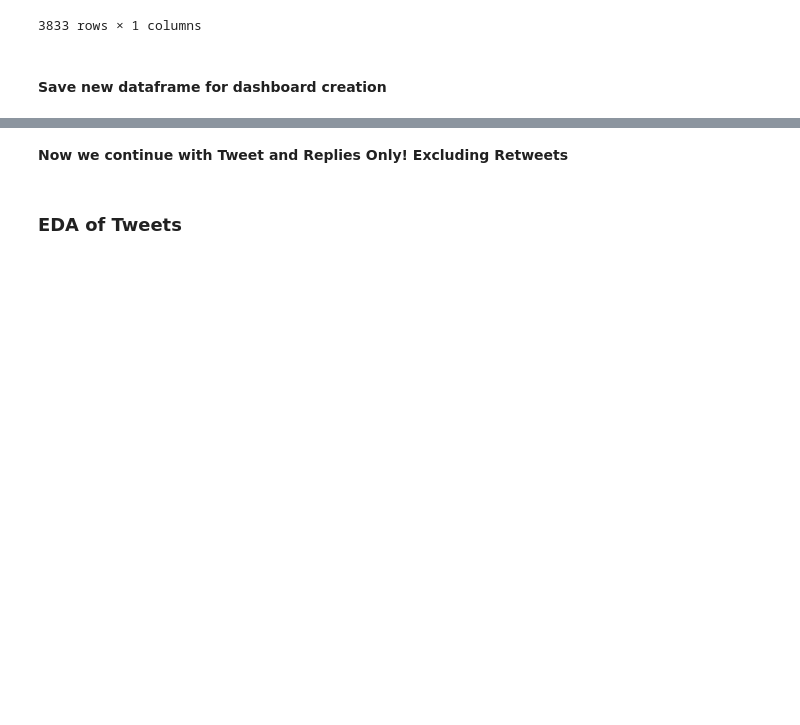
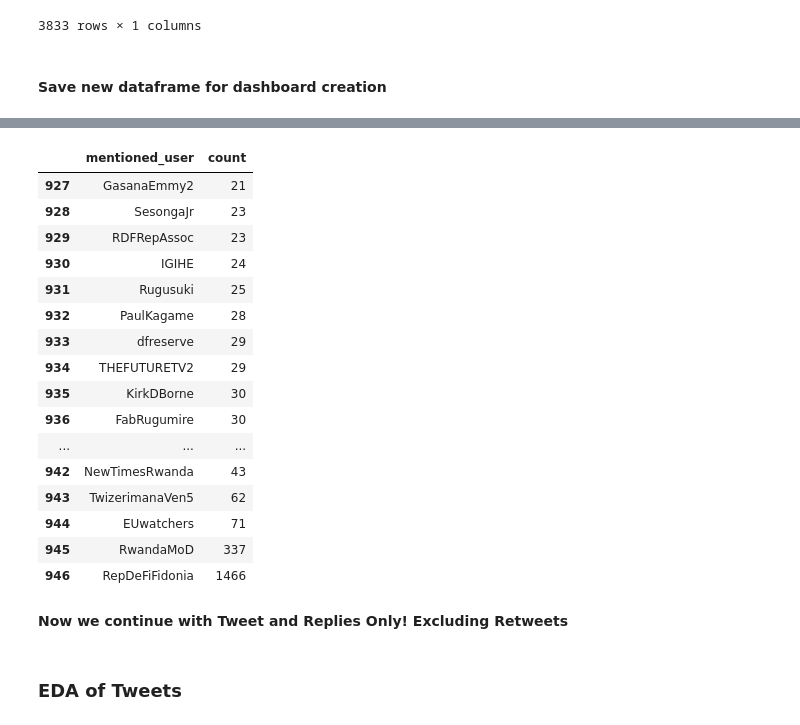
Before and after one commit to fbagire/tweets_analyze, a Jupyter notebook: analysis.ipynb, the cells around one changed output, grey strips where cells are left out. Cells and saved outputs as stored; diff of their text form; code cells hidden in the pictures; blank space fills up the shorter version.

```diff
--- a/analysis.ipynb
+++ b/analysis.ipynb
@@ -212,4 +212,24 @@ df_tweet.to_excel('plotly_dashboard/processed_tweet_data.xlsx')
 947 rows × 2 columns
+# %%
+make_countdf(dd, 'mentions', 'mentioned_user')[927:948]
+# %% [output]
+|  | mentioned_user | count |
+| 927 | GasanaEmmy2 | 21 |
+| 928 | SesongaJr | 23 |
+| 929 | RDFRepAssoc | 23 |
+| 930 | IGIHE | 24 |
+| 931 | Rugusuki | 25 |
+| 932 | PaulKagame | 28 |
+| 933 | dfreserve | 29 |
+| 934 | THEFUTURETV2 | 29 |
+| 935 | KirkDBorne | 30 |
+| 936 | FabRugumire | 30 |
+| ... | ... | ... |
+| 942 | NewTimesRwanda | 43 |
+| 943 | TwizerimanaVen5 | 62 |
+| 944 | EUwatchers | 71 |
+| 945 | RwandaMoD | 337 |
+| 946 | RepDeFiFidonia | 1466 |
 # %% [markdown]
 **Now we continue with Tweet and Replies Only! Excluding Retweets**
 # %%
```
Also changed, not shown: parts of 2 cells of this notebook, 11 other files.
